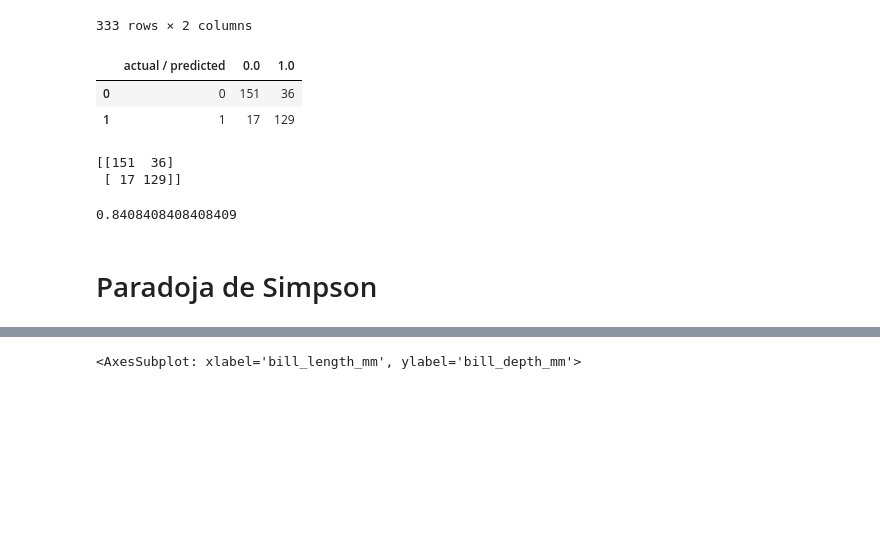
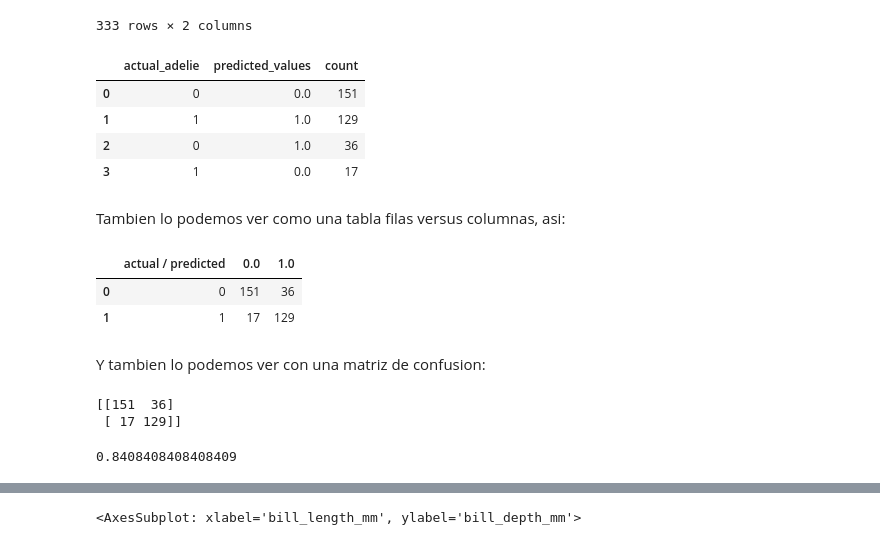
Before and after one commit to demerchanme/curso_analisis_exploratorio, a Jupyter notebook: 1.0-jvelezmagic-conociendo-nuestros-datos.ipynb, the cells around one changed output, grey strips where cells are left out. Saved outputs shown, nothing was run; the diff lists cells and outputs as text; code cells hidden in the pictures; blank space fills up the shorter version.

```diff
--- a/1.0-jvelezmagic-conociendo-nuestros-datos.ipynb
+++ b/1.0-jvelezmagic-conociendo-nuestros-datos.ipynb
@@ -2421,6 +2512,26 @@ is_adelie_df_predictions
 | 342 | 0 | 0.0 |
 | 343 | 0 | 0.0 |
 333 rows × 2 columns
+# %%
+# Con esta forma podemos ver la tabla agrupada en donde:
+# 0 0 es cuantos hembras si fueron hembras
+# 1 1 es cuantos machos si fueron machos
+# 0 1 es cuantos hembras dijo que eran machos (equivocado)
+# 1 0 es cuantos machos dijo que eran hembras (equivocado)
+
+(
+    is_adelie_df_predictions
+    .value_counts(['actual_adelie', 'predicted_values'])
+    .reset_index(name='count')
+)
+# %% [output]
+|  | actual_adelie | predicted_values | count |
+| 0 | 0 | 0.0 | 151 |
+| 1 | 1 | 1.0 | 129 |
+| 2 | 0 | 1.0 | 36 |
+| 3 | 1 | 0.0 | 17 |
+# %% [markdown]
+Tambien lo podemos ver como una tabla filas versus columnas, asi:
 # %%
 (
     is_adelie_df_predictions
@@ -2437,6 +2548,8 @@ is_adelie_df_predictions
 |  | actual / predicted | 0.0 | 1.0 |
 | 0 | 0 | 151 | 36 |
 | 1 | 1 | 17 | 129 |
+# %% [markdown]
+Y tambien lo podemos ver con una matriz de confusion:
 # %%
 print(
     sklearn.metrics.confusion_matrix(
@@ -2453,5 +2568,3 @@ sklearn.metrics.accuracy_score(
 [[151  36]
  [ 17 129]]
 0.8408408408408409
-# %% [markdown]
-# Paradoja de Simpson
```
Also changed, not shown: parts of 36 cells of this notebook, 2 other files.
